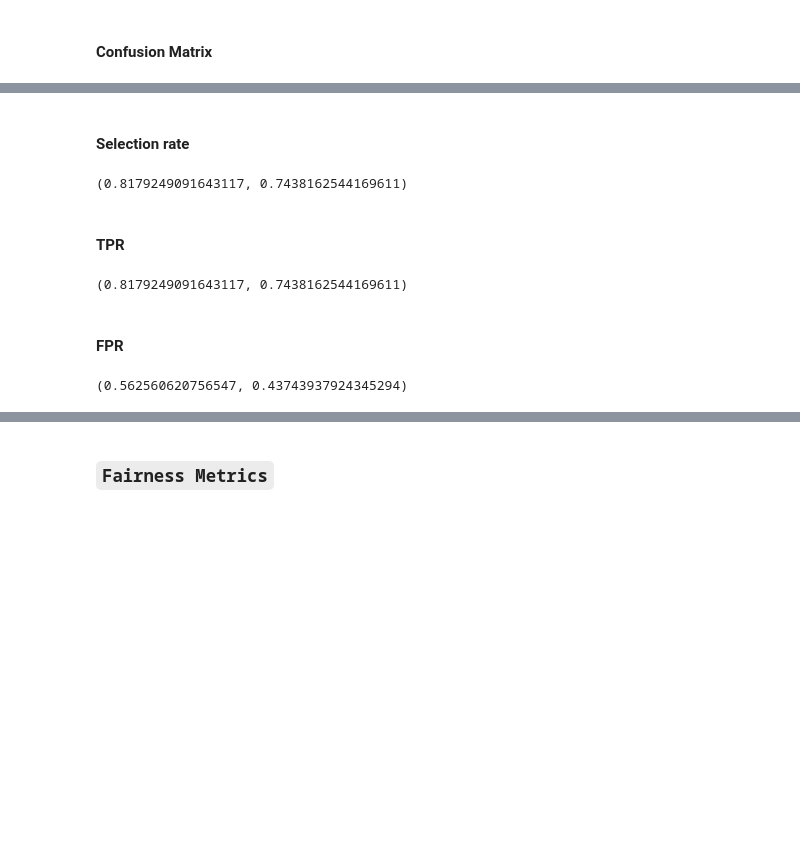
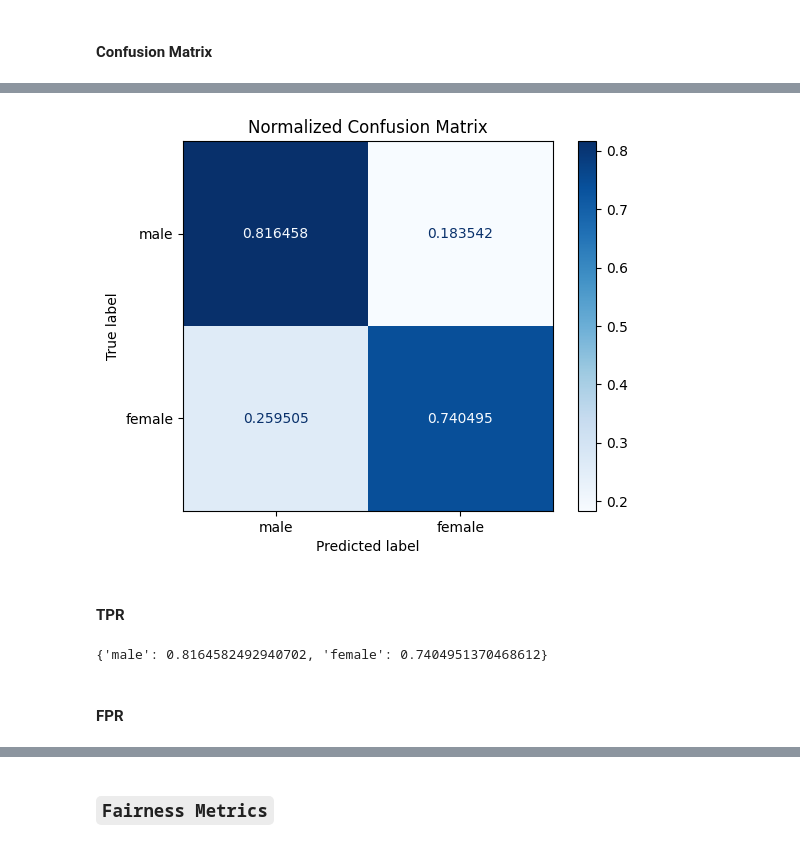
Before and after one commit to hbm99/bias-project-ML, a Jupyter notebook: debiased_clip/subspace_debiasing/test_subspace_debiasing.ipynb, the cells around one changed output, grey strips where cells are left out. Cells and saved outputs as stored; diff of their text form; code cells hidden in the pictures; blank space fills up the shorter version.

```diff
--- a/debiased_clip/subspace_debiasing/test_subspace_debiasing.ipynb
+++ b/debiased_clip/subspace_debiasing/test_subspace_debiasing.ipynb
@@ -6,8 +12,5 @@ from clip_subspace_debiasing import subspace_debiasing
 # %%
-TP='tp'
-FP='fp'
-FN='fn'
 MALE='male'
 FEMALE= 'female'
-labels=[MALE, FEMALE]
+GENDER_LABELS=[MALE, FEMALE]
 # %%
@@ -75,6 +58,2 @@ metrics.f1_score(y_true, y_pred, labels= labels, average='macro')
 # %% [markdown]
 #### Confusion Matrix
-# %%
-
-confusion_matrix= metrics.confusion_matrix(y_true, y_pred, labels=labels)
-# metrics.plot_confusion_matrix(confusion_matrix, labels=labels)
@@ -97,26 +60,12 @@ for i in range (len(labels)):
-# %% [markdown]
-#### Selection rate
-# %%
-males_sr = sex_rates[MALE][TP]/ male_total
-females_sr = sex_rates[FEMALE][TP]/ female_total
-males_sr, females_sr
-# %% [output]
-(0.8179249091643117, 0.7438162544169611)
+# %%
+confusion_matrix= confusion_matrix(y_true, y_pred, GENDER_LABELS)
+# %% [output]
+[figure, added]
 # %% [markdown]
 #### TPR
-# %%
-males_tpr = sex_rates[MALE][TP]/ (sex_rates[MALE][TP] + sex_rates[MALE][FN])
-females_tpr = sex_rates[FEMALE][TP]/ (sex_rates[FEMALE][TP] + sex_rates[FEMALE][FN])
-
-males_tpr, females_tpr
-# %% [output]
-(0.8179249091643117, 0.7438162544169611)
+# %%
+tpr(y_true, y_pred, GENDER_LABELS)
+# %% [output]
+{'male': 0.8164582492940702, 'female': 0.7404951370468612}
 # %% [markdown]
 #### FPR
-# %%
-males_fpr= sex_rates[MALE][FP]/(sex_rates[MALE][FP]+ sex_rates[MALE][FN])
-females_fpr= sex_rates[FEMALE][FP]/(sex_rates[FEMALE][FP]+ sex_rates[FEMALE][FN])
-
-males_fpr, females_fpr
-# %% [output]
-(0.562560620756547, 0.43743937924345294)
```
Also changed, not shown: parts of 21 cells of this notebook, 1 other file.
